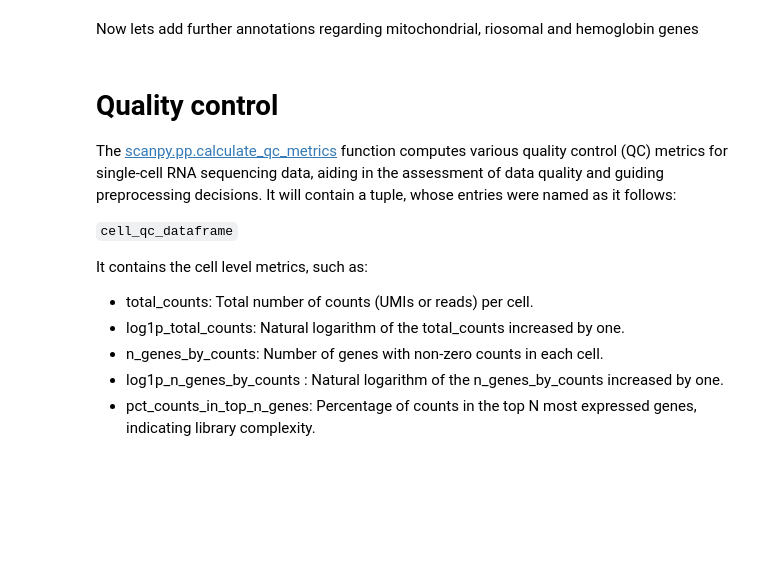
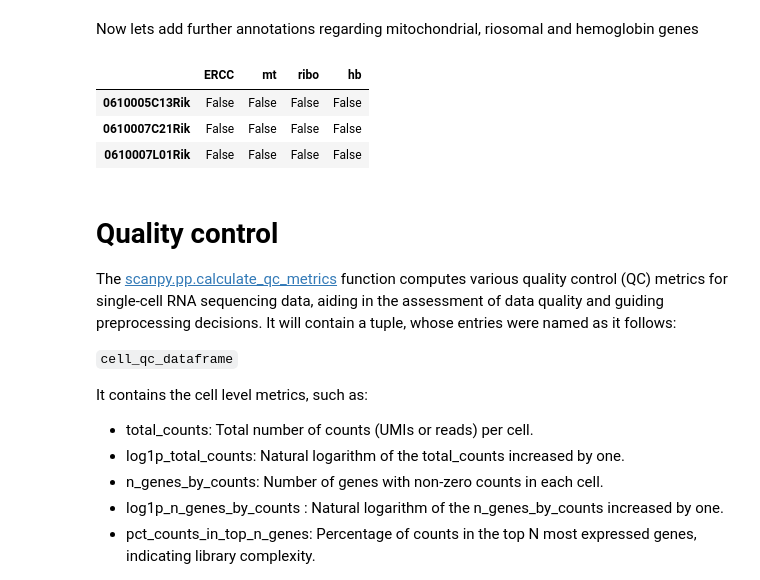
Before and after one commit to Amisor/scRNAseq_clustering, a Jupyter notebook: notebooks/01_preprocessing_and_eda.ipynb, the cells around one changed output. Drawn from its saved outputs; the diff is of its cells as text; code cells hidden in the pictures; blank space fills up the shorter version.

```diff
--- a/notebooks/01_preprocessing_and_eda.ipynb
+++ b/notebooks/01_preprocessing_and_eda.ipynb
@@ -259,2 +220,10 @@ sc.pl.violin(
+# %%
+# See how adata.var was modified
+adata.var.head(3)
+# %% [output]
+|  | ERCC | mt | ribo | hb |
+| 0610005C13Rik | False | False | False | False |
+| 0610007C21Rik | False | False | False | False |
+| 0610007L01Rik | False | False | False | False |
 # %%
 # Save AnnData object - adata
```
Also changed, not shown: parts of 24 cells of this notebook.
